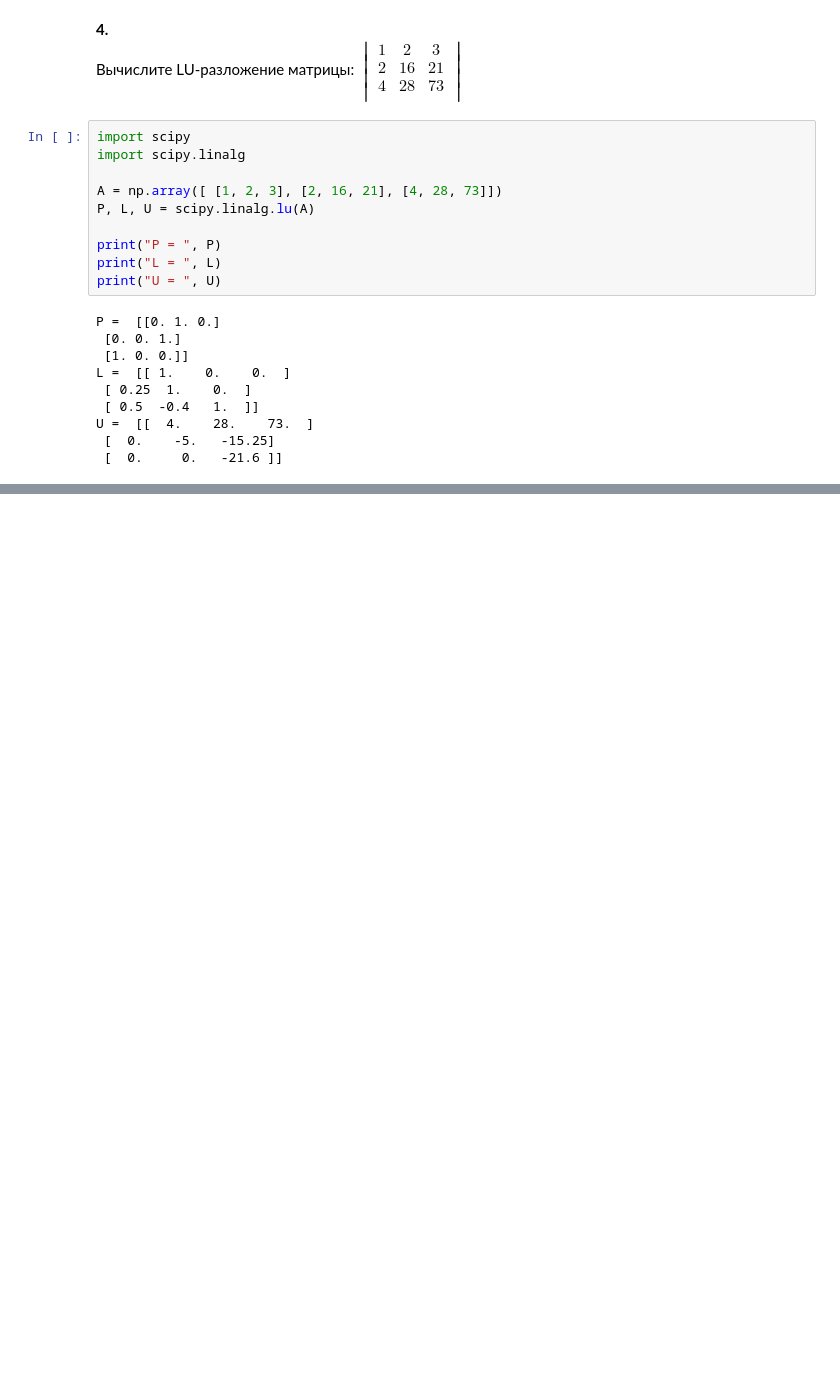
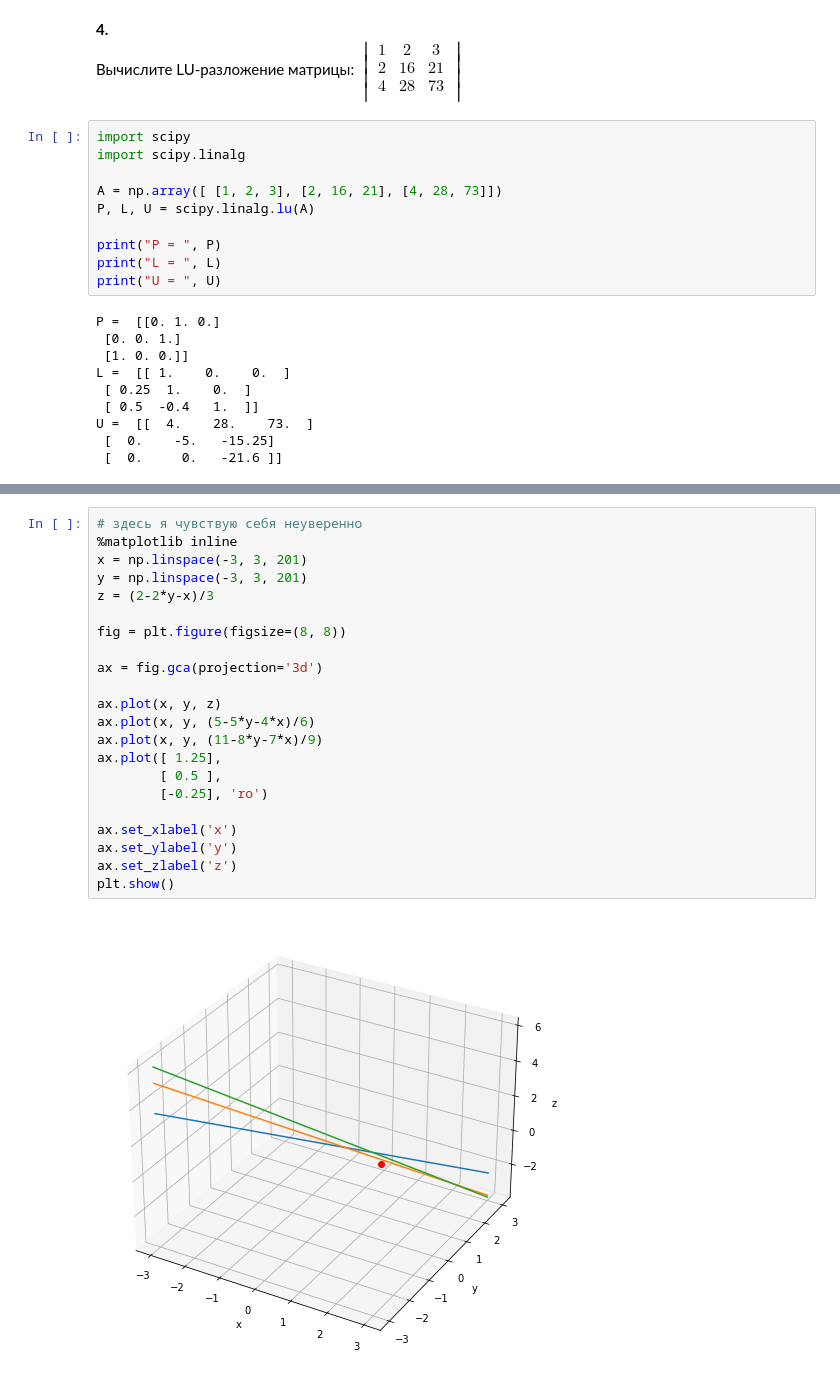
Before and after one commit to Krivosheenkova/higher-mathematics-intro, a Jupyter notebook: 7_linear_algebra_intro/7.ipynb, the cells around one changed output, grey strips where cells are left out. Drawn from its saved outputs; the diff is of its cells as text; blank space fills up the shorter version.

```diff
--- a/7_linear_algebra_intro/7.ipynb
+++ b/7_linear_algebra_intro/7.ipynb
@@ -284,0 +376,24 @@ U =  [[  4.    28.    73.  ]
+# %%
+# здесь я чувствую себя неуверенно
+%matplotlib inline
+x = np.linspace(-3, 3, 201)
+y = np.linspace(-3, 3, 201)
+z = (2-2*y-x)/3
+
+fig = plt.figure(figsize=(8, 8))
+
+ax = fig.gca(projection='3d')
+
+ax.plot(x, y, z)
+ax.plot(x, y, (5-5*y-4*x)/6)
+ax.plot(x, y, (11-8*y-7*x)/9)
+ax.plot([ 1.25],
+        [ 0.5 ],
+        [-0.25], 'ro')
+
+ax.set_xlabel('x')
+ax.set_ylabel('y')
+ax.set_zlabel('z')
+plt.show()
+# %% [output]
+[figure, added]
```
Also changed, not shown: parts of 16 cells of this notebook, 1 other file.
